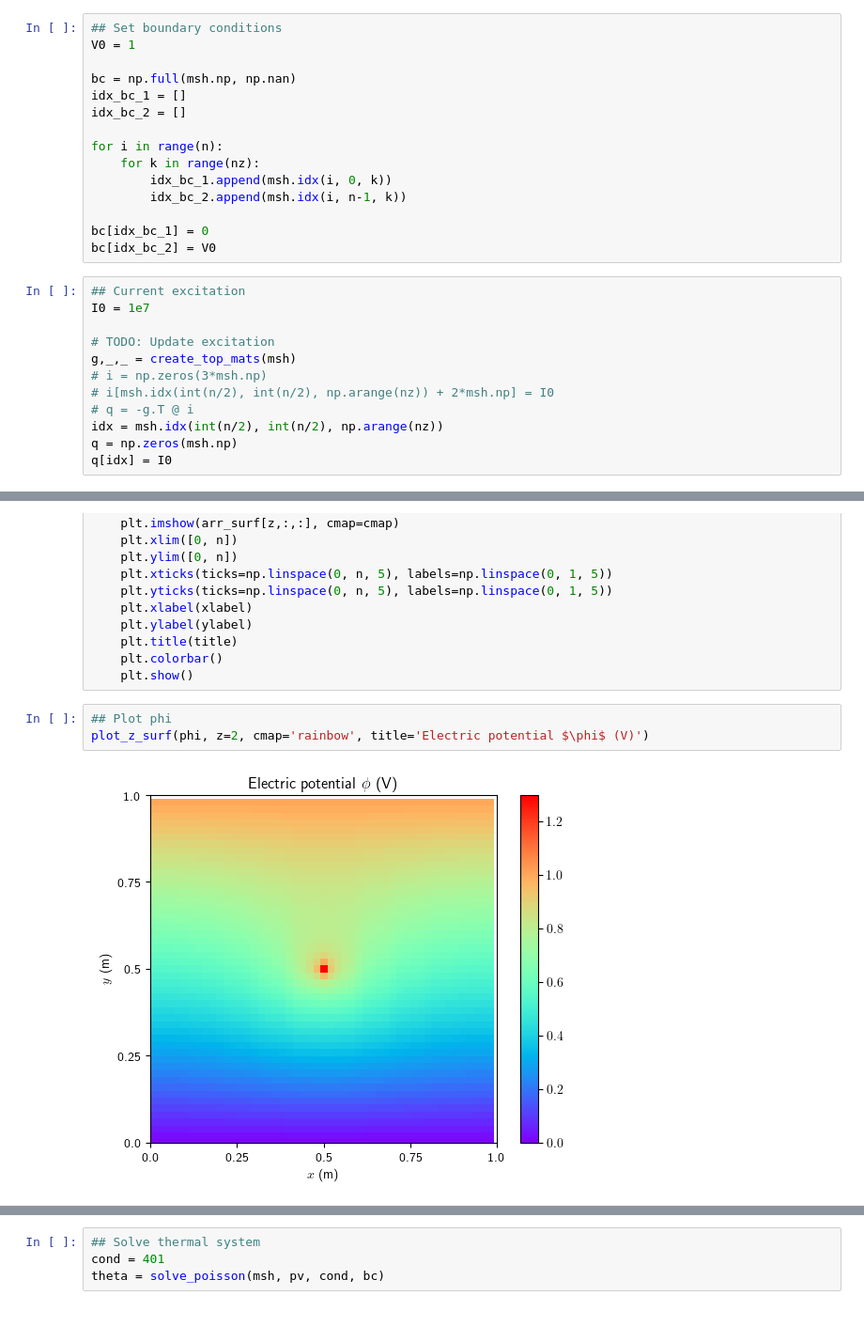
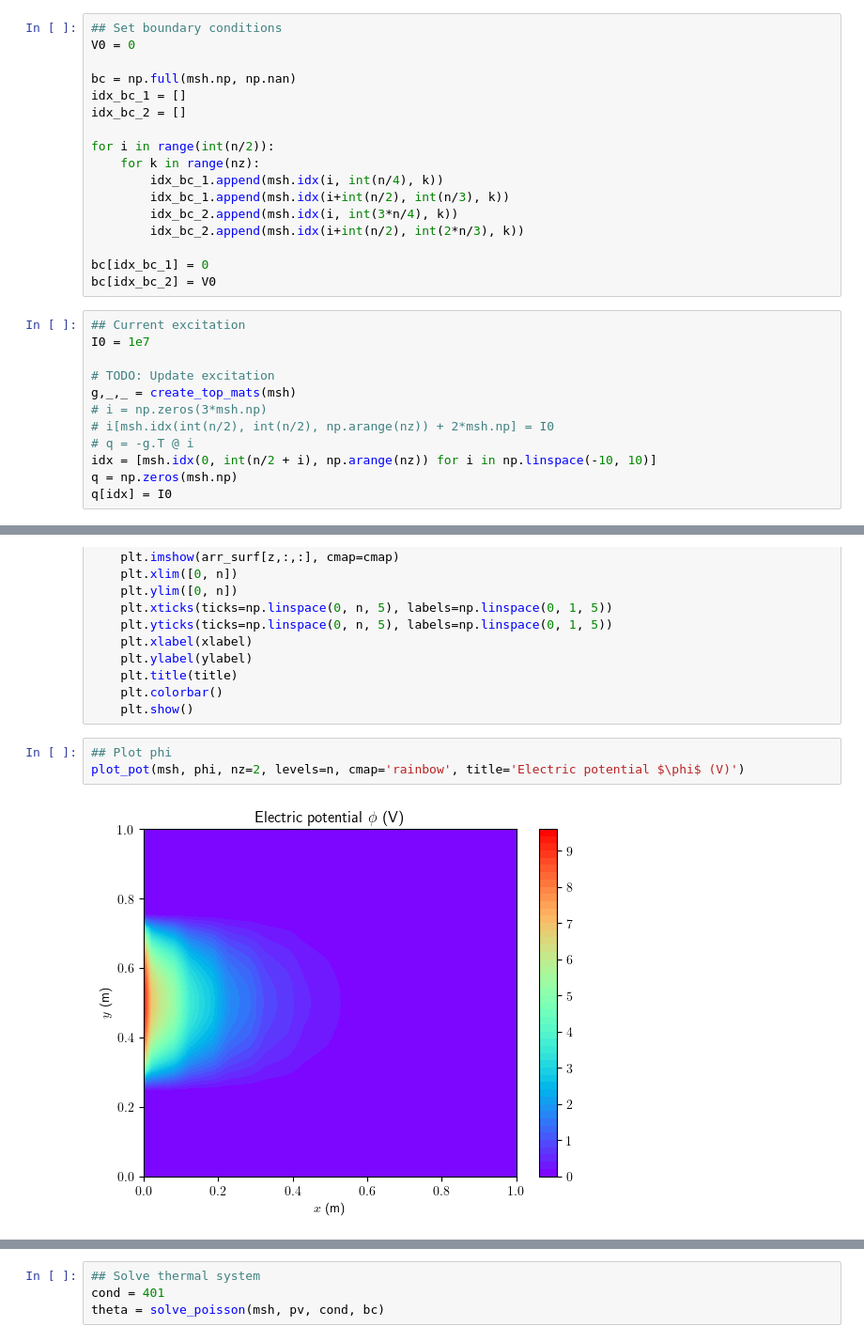
Before and after one commit to Devoev/multiphysics, a Jupyter notebook: main.ipynb, the cells around one changed output, grey strips where cells are left out. Shown at 94% size. Drawn from its saved outputs; the diff is of its cells as text.

```diff
--- a/main.ipynb
+++ b/main.ipynb
@@ -23,16 +24,18 @@ zmesh = np.linspace(0, 1, nz)
 msh = Mesh(xmesh, ymesh, zmesh)
 # %%
 ## Set boundary conditions
-V0 = 1
+V0 = 0
 
 bc = np.full(msh.np, np.nan)
 idx_bc_1 = []
 idx_bc_2 = []
 
-for i in range(n):
+for i in range(int(n/2)):
     for k in range(nz):
-        idx_bc_1.append(msh.idx(i, 0, k))
-        idx_bc_2.append(msh.idx(i, n-1, k))
+        idx_bc_1.append(msh.idx(i, int(n/4), k))
+        idx_bc_1.append(msh.idx(i+int(n/2), int(n/3), k))
+        idx_bc_2.append(msh.idx(i, int(3*n/4), k))
+        idx_bc_2.append(msh.idx(i+int(n/2), int(2*n/3), k))
 
 bc[idx_bc_1] = 0
 bc[idx_bc_2] = V0
@@ -45,7 +48,7 @@ g,_,_ = create_top_mats(msh)
 # i = np.zeros(3*msh.np)
 # i[msh.idx(int(n/2), int(n/2), np.arange(nz)) + 2*msh.np] = I0
 # q = -g.T @ i
-idx = msh.idx(int(n/2), int(n/2), np.arange(nz))
+idx = [msh.idx(0, int(n/2 + i), np.arange(nz)) for i in np.linspace(-10, 10)]
 q = np.zeros(msh.np)
 q[idx] = I0
 # %%
@@ -71,6 +74,6 @@ def plot_z_surf(arr: np.ndarray, z: int, cmap='viridis', xlabel='$x$ (m)', ylabe
     plt.show()
 # %%
 ## Plot phi
-plot_z_surf(phi, z=2, cmap='rainbow', title='Electric potential $\phi$ (V)')
+plot_pot(msh, phi, nz=2, levels=n, cmap='rainbow', title='Electric potential $\phi$ (V)')
 # %% [output]
-[figure, old version]
+[figure, new version]
```
Also changed, not shown: parts of 9 cells of this notebook, 2 other files.
